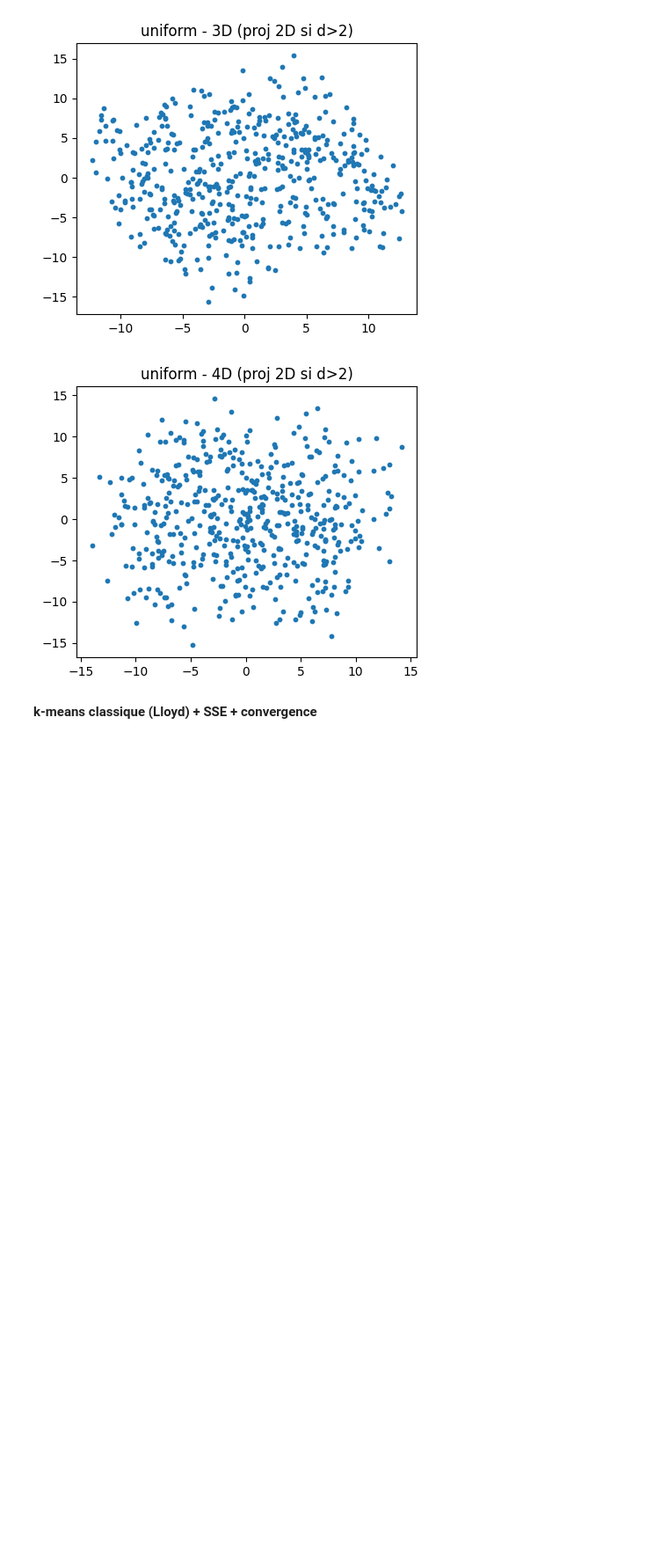
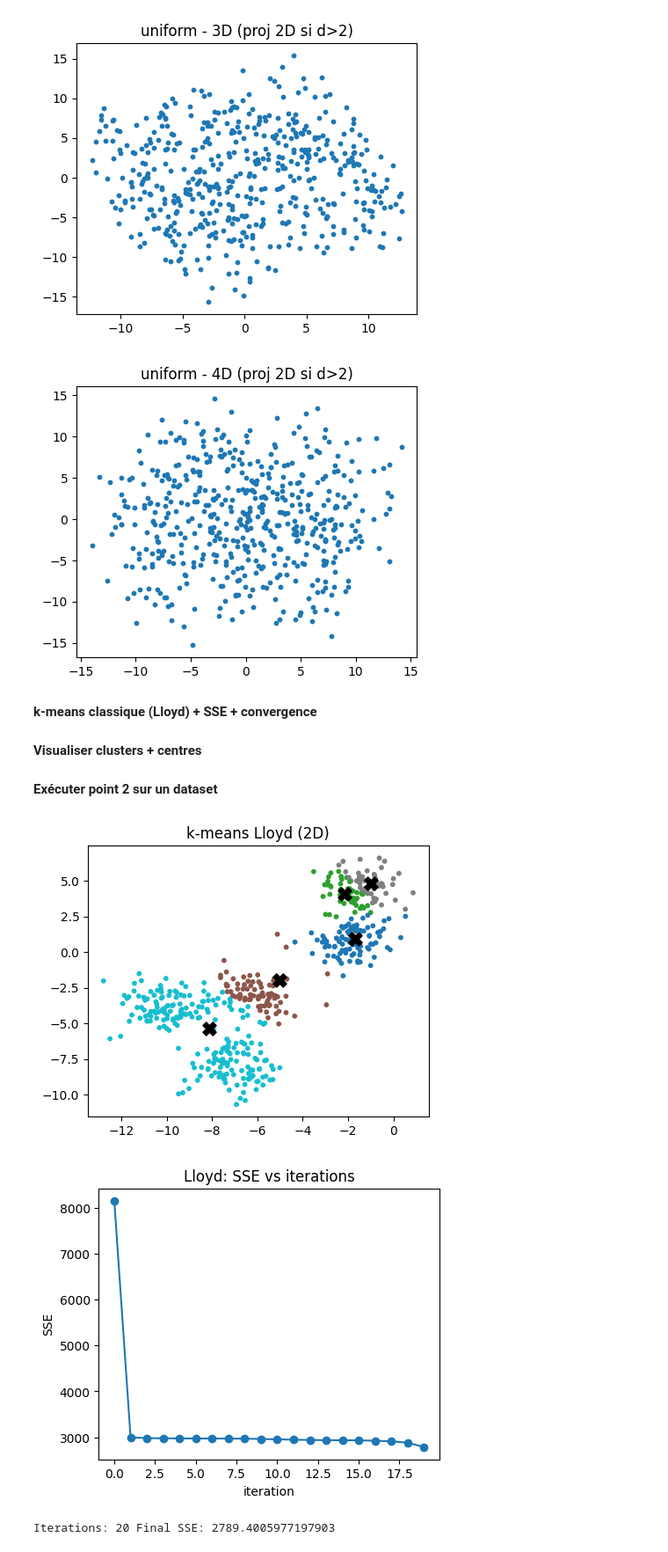
Before and after one commit to Achour04/bigdata-clustering-kmeans, a Jupyter notebook: K-means_from_scratch.ipynb, the cells around one changed output. Shown at 88% size. Drawn from its saved outputs; the diff is of its cells as text; code cells hidden in the pictures; blank space fills up the shorter version.

Commit message:
visualisation des clusters

```diff
--- a/K-means_from_scratch.ipynb
+++ b/K-means_from_scratch.ipynb
@@ -100,3 +100,35 @@ def plot_sse(history, title="SSE vs iterations"):
     plt.ylabel("SSE")
     plt.title(title)
     plt.show()
+# %% [markdown]
+**Visualiser clusters + centres**
+# %%
+def visualize_clusters(X, labels, centers=None, title=""):
+    d = X.shape[1]
+    X2 = X if d == 2 else PCA(n_components=2).fit_transform(X)
+
+    plt.figure(figsize=(5,4))
+    if labels is None:
+        plt.scatter(X2[:,0], X2[:,1], s=10)
+    else:
+        plt.scatter(X2[:,0], X2[:,1], c=labels, s=10, cmap="tab10")
+
+    if centers is not None:
+        C2 = centers if d == 2 else PCA(n_components=2).fit_transform(centers)
+        plt.scatter(C2[:,0], C2[:,1], c="black", s=120, marker="X")
+
+    plt.title(title)
+    plt.show()
+# %% [markdown]
+**Exécuter point 2 sur un dataset**
+# %%
+X, y_true = make_gaussian_data(n=500, d=2, k=5, seed=1)
+centers, labels, hist = kmeans_lloyd(X, k=5, num_it=20, seed=0, stop_on_convergence=True)
+
+visualize_clusters(X, labels, centers, title="k-means Lloyd (2D)")
+plot_sse(hist, title="Lloyd: SSE vs iterations")
+print("Iterations:", len(hist["sse"]), "Final SSE:", hist["sse"][-1])
+# %% [output]
+[figure, added]
+[figure, added]
+Iterations: 20 Final SSE: 2789.4005977197903
```
